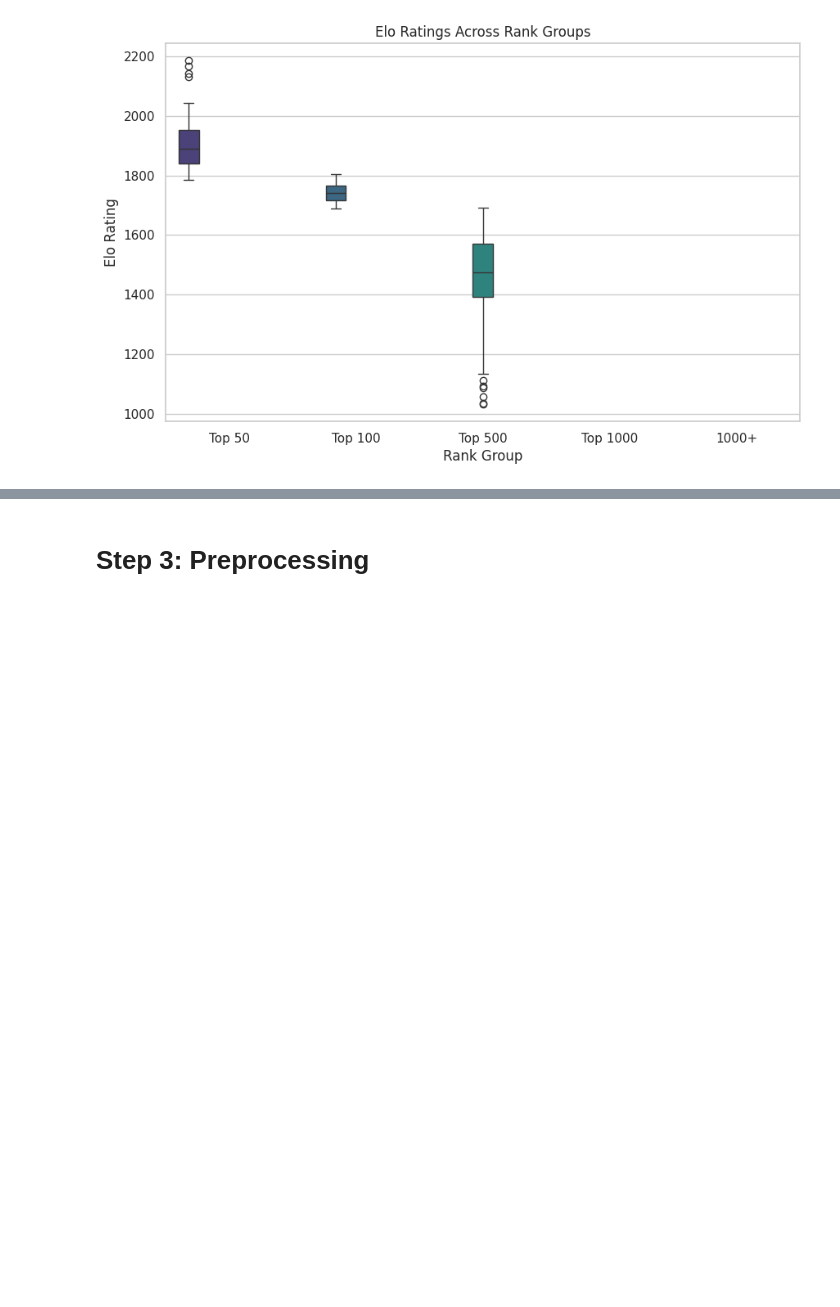
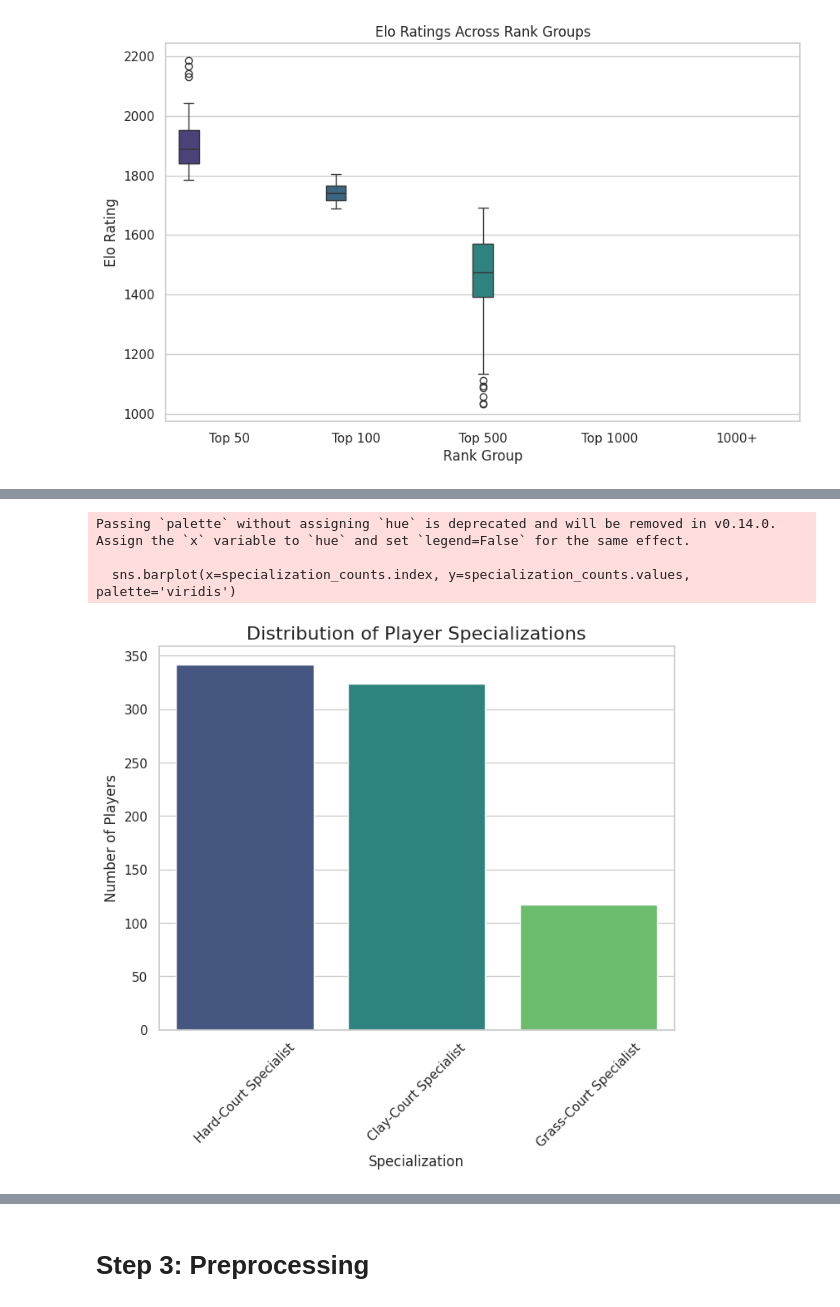
Before and after one commit to fjadidi2001/Machine_Learning_Journey, a Jupyter notebook: Predict_ATP_tennis.ipynb, the cells around one changed output, grey strips where cells are left out. Saved outputs shown, nothing was run; the diff lists cells and outputs as text; code cells hidden in the pictures; blank space fills up the shorter version.

Commit message:
added distro label

```diff
--- a/Predict_ATP_tennis.ipynb
+++ b/Predict_ATP_tennis.ipynb
@@ -297,0 +287,26 @@ data.head(20)
+# %%
+import matplotlib.pyplot as plt
+import seaborn as sns
+
+# Count the number of players in each specialization category
+specialization_counts = data['Specialization'].value_counts()
+
+# Bar Plot
+plt.figure(figsize=(8, 6))
+sns.barplot(x=specialization_counts.index, y=specialization_counts.values, palette='viridis')
+plt.title("Distribution of Player Specializations", fontsize=16)
+plt.xlabel("Specialization", fontsize=12)
+plt.ylabel("Number of Players", fontsize=12)
+plt.xticks(rotation=45)
+plt.show()
+
+# Pie Chart
+plt.figure(figsize=(8, 8))
+plt.pie(specialization_counts, labels=specialization_counts.index, autopct='%1.1f%%', startangle=90, colors=sns.color_palette('viridis', len(specialization_counts)))
+plt.title("Specialization Distribution", fontsize=16)
+plt.show()
+# %% [output]
+Passing `palette` without assigning `hue` is deprecated and will be removed in v0.14.0. Assign the `x` variable to `hue` and set `legend=False` for the same effect.
+
+  sns.barplot(x=specialization_counts.index, y=specialization_counts.values, palette='viridis')
+[figure, added]
```
Also changed, not shown: parts of 2 cells of this notebook.
